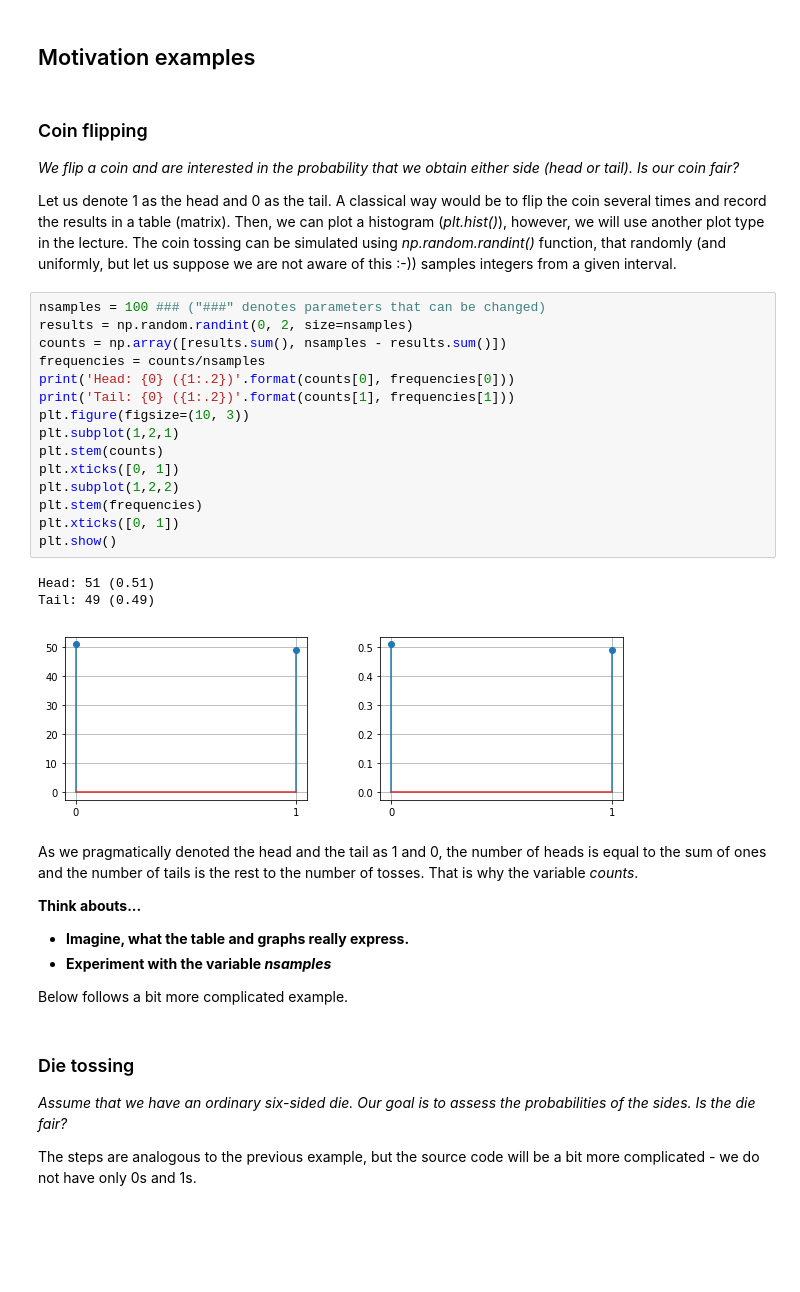
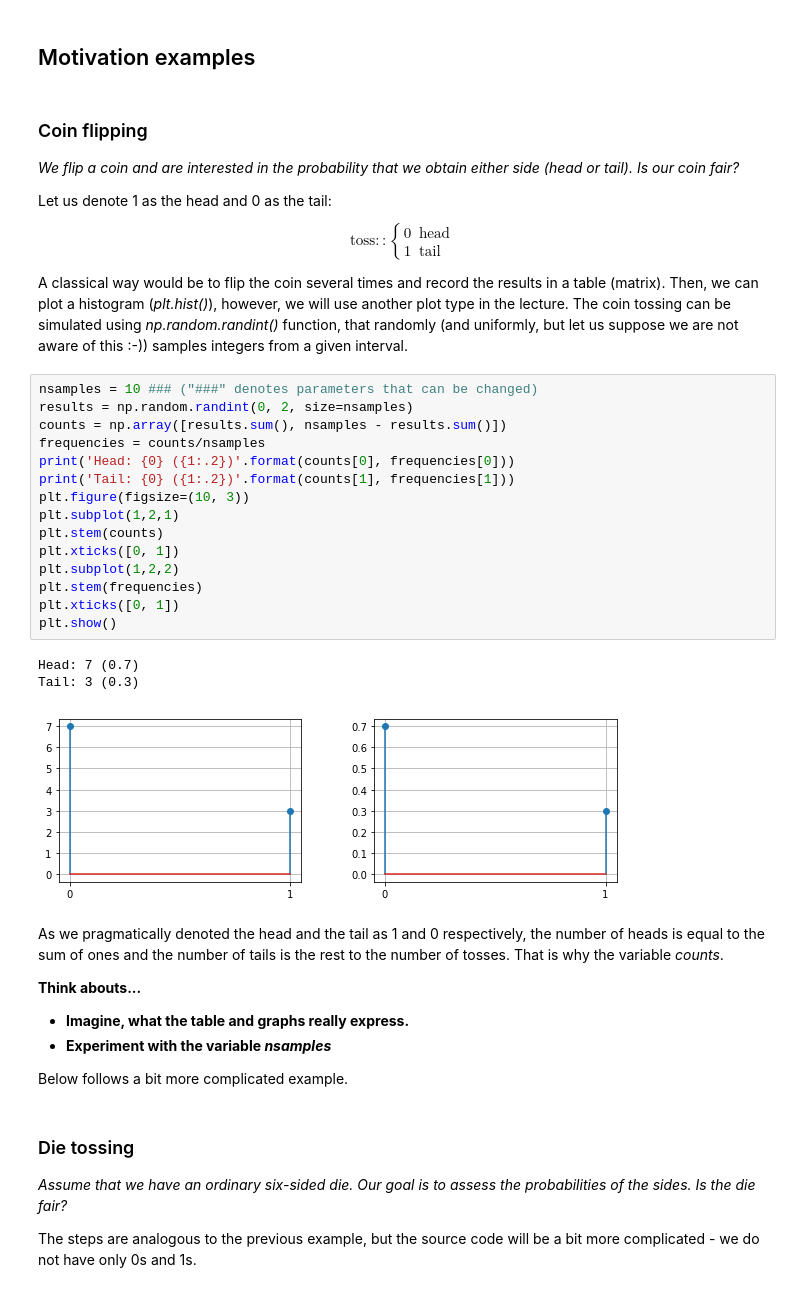
Before and after one commit to kai-wren/BM, a Jupyter notebook: lectures/1_lecture.ipynb, the cells around one changed output. Cells and saved outputs as stored; diff of their text form; blank space fills up the shorter version.

```diff
--- a/lectures/1_lecture.ipynb
+++ b/lectures/1_lecture.ipynb
@@ -11,28 +11,38 @@ np.set_printoptions(precision=2)
 
 *We flip a coin and are interested in the probability that we obtain either side (head or tail). Is our coin fair?*
 
-Let us denote 1 as the head and 0 as the tail. A classical way would be to flip the coin several times and record the results in a table (matrix). Then, we can plot a histogram (_plt.hist()_), however, we will use another plot type in the lecture. The coin tossing can be simulated using *np.random.randint()* function, that randomly (and uniformly, but let us suppose we are not aware of this :-)) samples integers from a given interval.
+Let us denote 1 as the head and 0 as the tail:
+
+$$
+\text{toss} ::
+\begin{cases}
+0 & \text{head} \\
+1 & \text{tail}
+\end{cases}
+$$
+
+A classical way would be to flip the coin several times and record the results in a table (matrix). Then, we can plot a histogram (_plt.hist()_), however, we will use another plot type in the lecture. The coin tossing can be simulated using *np.random.randint()* function, that randomly (and uniformly, but let us suppose we are not aware of this :-)) samples integers from a given interval.
 # %%
-nsamples = 100 ### ("###" denotes parameters that can be changed)
+nsamples = 10 ### ("###" denotes parameters that can be changed)
 results = np.random.randint(0, 2, size=nsamples)
 counts = np.array([results.sum(), nsamples - results.sum()])
 frequencies = counts/nsamples
 print('Head: {0} ({1:.2})'.format(counts[0], frequencies[0]))
 print('Tail: {0} ({1:.2})'.format(counts[1], frequencies[1]))
 plt.figure(figsize=(10, 3))
 plt.subplot(1,2,1)
 plt.stem(counts)
 plt.xticks([0, 1])
 plt.subplot(1,2,2)
 plt.stem(frequencies)
 plt.xticks([0, 1])
 plt.show()
 # %% [output]
-Head: 51 (0.51)
-Tail: 49 (0.49)
+Head: 7 (0.7)
+Tail: 3 (0.3)
-[figure, old version]
+[figure, new version]
 # %% [markdown]
-As we pragmatically denoted the head and the tail as 1 and 0, the number of heads is equal to the sum of ones and the number of tails is the rest to the number of tosses. That is why the variable _counts_.
+As we pragmatically denoted the head and the tail as 1 and 0 respectively, the number of heads is equal to the sum of ones and the number of tails is the rest to the number of tosses. That is why the variable _counts_.
 
 **Think abouts...**
 - **Imagine, what the table and graphs really express.**
```
Also changed, not shown: parts of 9 cells of this notebook, 1 other file.
